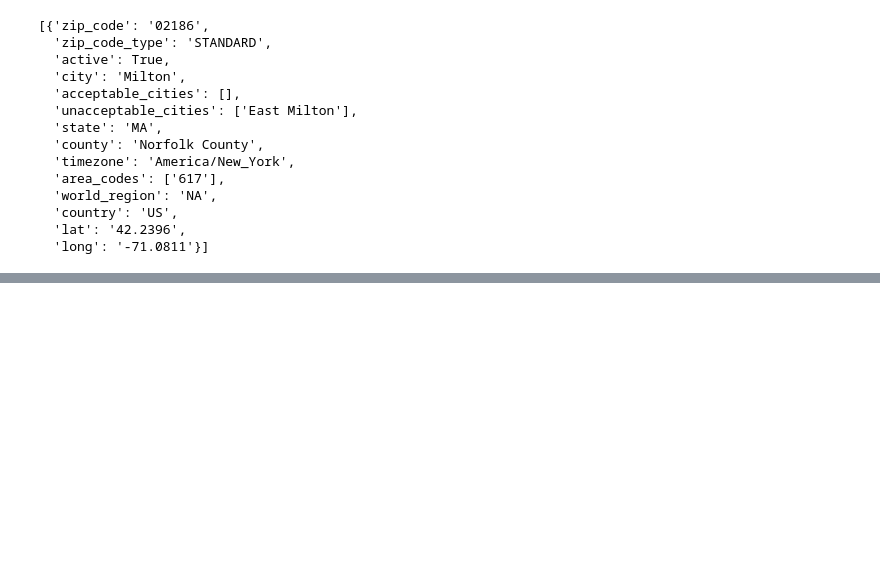
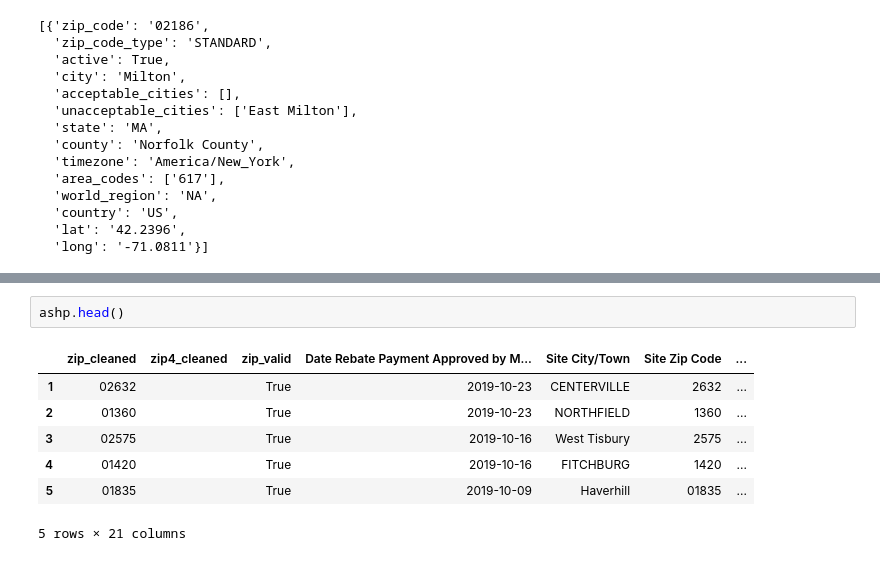
Before and after one commit to massenergize/rad_pipeline, a Jupyter notebook: notebooks/pipeline dev exploration.ipynb, the cells around one changed output, grey strips where cells are left out. Saved outputs shown, nothing was run; the diff lists cells and outputs as text; blank space fills up the shorter version.

```diff
--- a/notebooks/pipeline dev exploration.ipynb
+++ b/notebooks/pipeline dev exploration.ipynb
@@ -86,0 +318,10 @@ zipcodes.matching('02186')
+# %%
+ashp.head()
+# %% [output]
+|  | zip_cleaned | zip4_cleaned | zip_valid | Date Rebate Payment Approved by M... | Site City/Town | Site Zip Code | ... |
+| 1 | 02632 |  | True | 2019-10-23 | CENTERVILLE | 2632 | ... |
+| 2 | 01360 |  | True | 2019-10-23 | NORTHFIELD | 1360 | ... |
+| 3 | 02575 |  | True | 2019-10-16 | West Tisbury | 2575 | ... |
+| 4 | 01420 |  | True | 2019-10-16 | FITCHBURG | 1420 | ... |
+| 5 | 01835 |  | True | 2019-10-09 | Haverhill | 01835 | ... |
+5 rows × 21 columns
```
Also changed, not shown: parts of 44 cells of this notebook, 7 other files.
